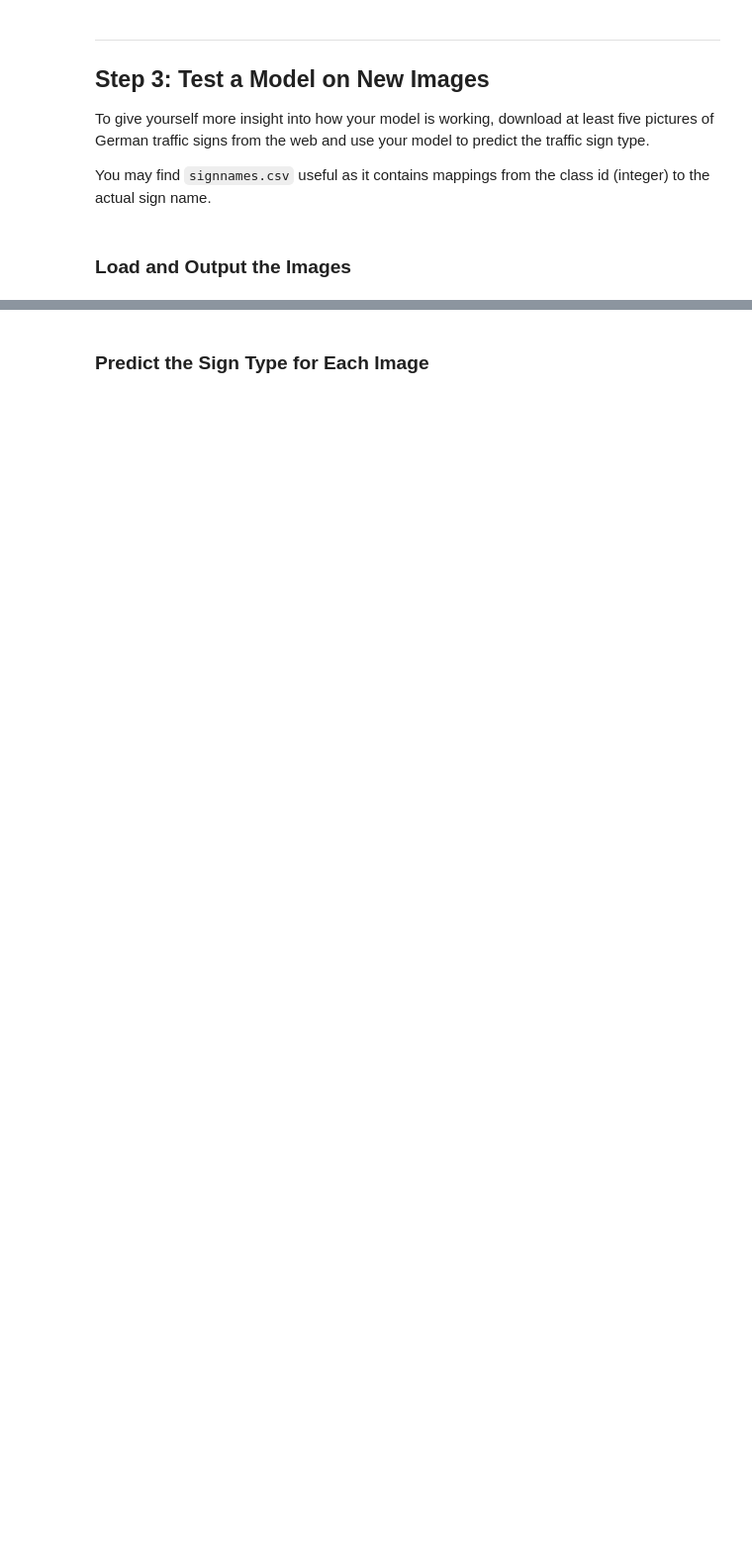
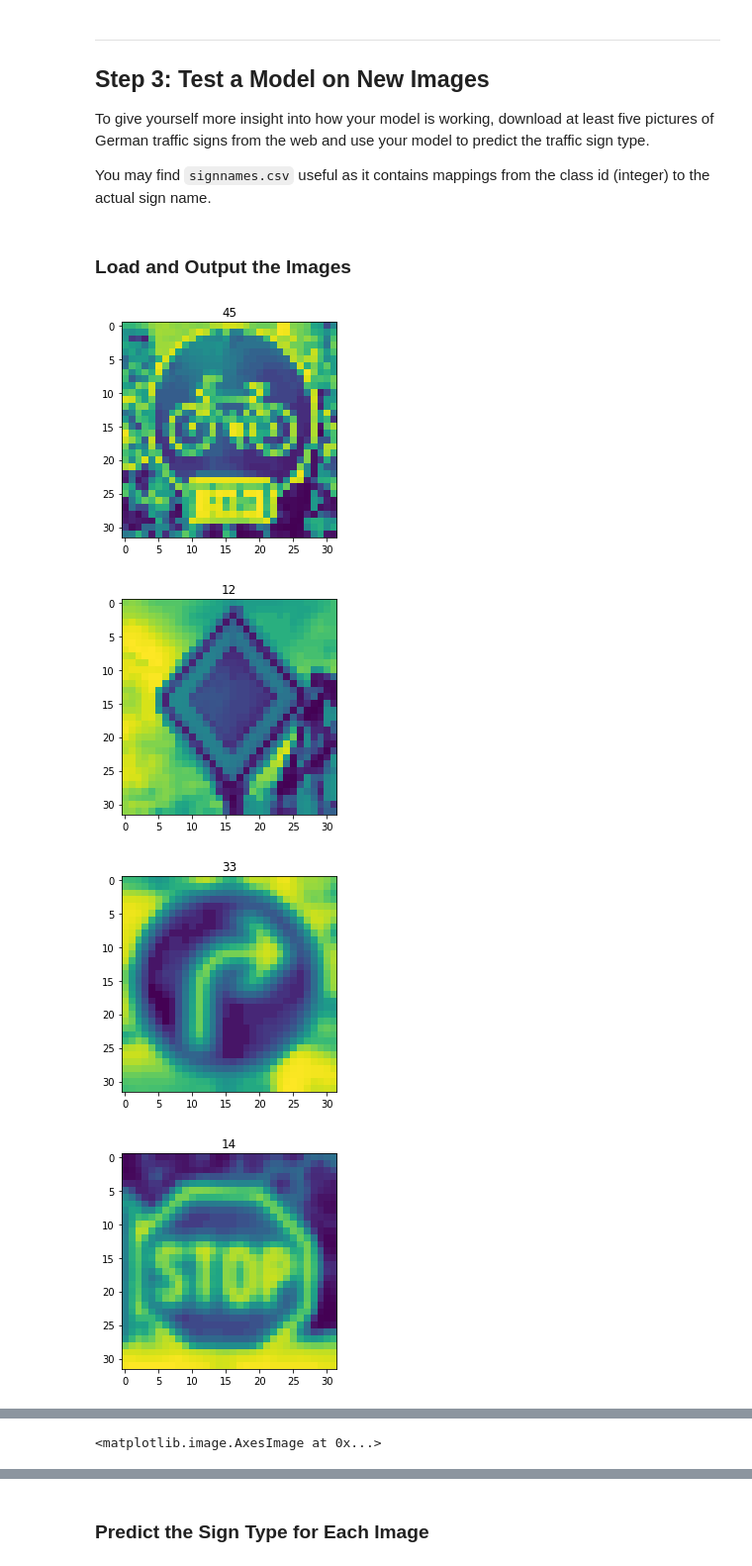
Before and after one commit to ajhsutton/CarND-Traffic-Sign-Classifier-Project, a Jupyter notebook: Traffic_Sign_Classifier.ipynb, the cells around one changed output, grey strips where cells are left out. Shown at 99% size. Saved outputs shown, nothing was run; the diff lists cells and outputs as text; code cells hidden in the pictures; blank space fills up the shorter version.

```diff
--- a/Traffic_Sign_Classifier.ipynb
+++ b/Traffic_Sign_Classifier.ipynb
@@ -305,9 +322,13 @@ Text(0.5,0.98,'Unprocessed vs Greqyscale Images\n with/without Histogram Equaliz
 from sklearn.utils import shuffle
 
 # Perform Pre-processing
+X_valid_proc = preprocImages(X_valid[:], eq_hist = True)
+y_valid_proc = y_valid
+X_test = preprocImages(X_test[:], eq_hist = True)
+y_test_proc = y_test
+
+# Pre-process and Shuffle
 X_train_proc = preprocImages(X_train_aug[:], eq_hist = True)
-
-# Shuffle
 X_train_proc, y_train_proc = shuffle(X_train_proc, y_train_aug)
 # %%
 print(X_train_aug.shape)
@@ -537,0 +570,33 @@ You may find `signnames.csv` useful as it contains mappings from the class id (i
+# %%
+import os
+import cv2
+#Load new images and resize
+new_signs_dir = './sign_images/'
+filenames = os.listdir(new_signs_dir)
+test_images = []
+test_labels = []
+
+for file in filenames:
+    if file.endswith('small.png'):
+        # load file
+        img = cv2.cvtColor(cv2.imread(new_signs_dir+file),cv2.COLOR_BGR2RGB)
+        img = cv2.GaussianBlur(img,(35,35),0)
+        img = cv2.resize(img,(32,32),cv2.INTER_AREA)
+        test_images.append(np.array(img))
+        label = int(file[4:6])
+        test_labels.append(label)
+
+# Pre-Process
+test_images = preprocImages(np.array(test_images))
+for ii in range(len(test_images)):
+    plt.imshow(test_images[ii,:,:,0])
+    plt.title(test_labels[ii])
+    plt.show()
+
+# Example IMage for comparison
+plt.imshow(X_valid_proc[0,:,:,0])
+# %% [output]
+[figure, added]
+[figure, added]
+[figure, added]
+[figure, added]
@@ -537,0 +605 @@ You may find `signnames.csv` useful as it contains mappings from the class id (i
+<matplotlib.image.AxesImage at 0x...>
```
Also changed, not shown: parts of 12 cells of this notebook.
